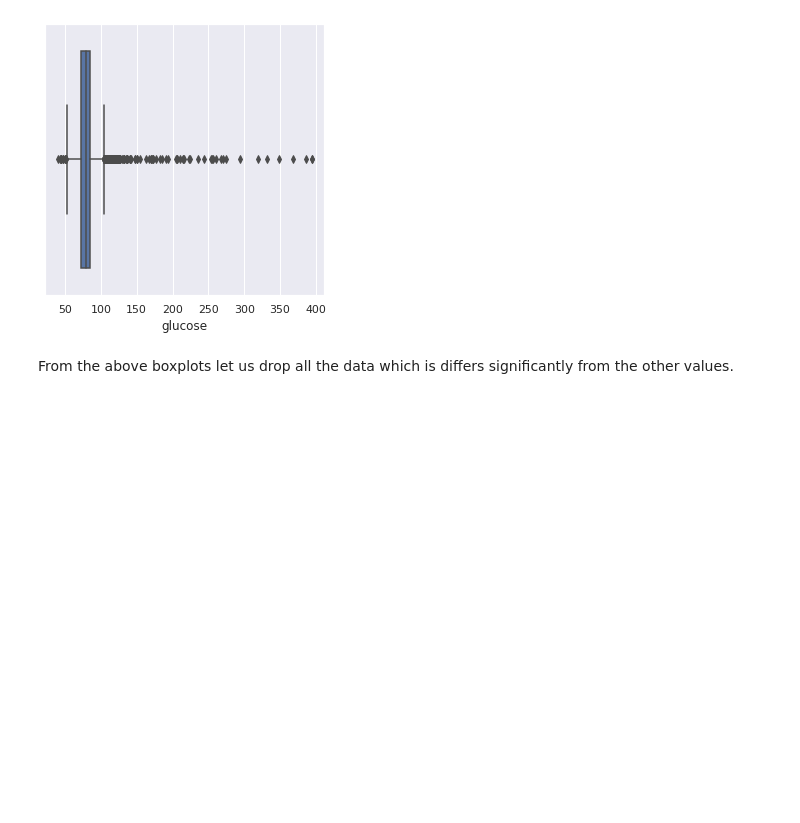
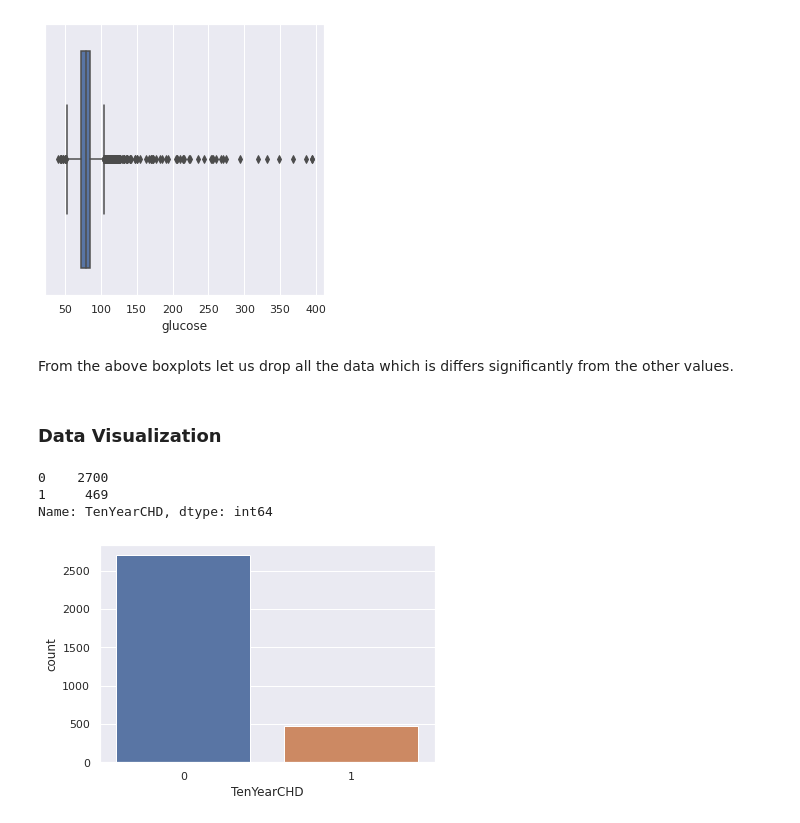
Before and after one commit to Srijan-Rai/CardioVascularRiskPrediction, a Jupyter notebook: Cardiovascular_Risk_Prediction(Classification).ipynb, the cells around one changed output. Saved outputs shown, nothing was run; the diff lists cells and outputs as text; code cells hidden in the pictures; blank space fills up the shorter version.

Commit message:
Data Visualization + Feature Engineering

```diff
--- a/Cardiovascular_Risk_Prediction(Classification).ipynb
+++ b/Cardiovascular_Risk_Prediction(Classification).ipynb
@@ -254,3 +254,14 @@ From the above boxplots let us drop all the data which is differs significantly
 outliers = {"cigsPerDay":50, "totChol":500, "sysBP":250, "diaBP":140, "BMI":50, "heartRate":140}
 for feature, outlier_value in outliers.items():
   df = df[df[feature]<outlier_value]
+# %% [markdown]
+### Data Visualization
+# %%
+# Cases count
+sns.countplot(x='TenYearCHD',data=df)
+print(df["TenYearCHD"].value_counts())
+# %% [output]
+0    2700
+1     469
+Name: TenYearCHD, dtype: int64
+[figure, added]
```
Also changed, not shown: parts of 16 cells of this notebook.
